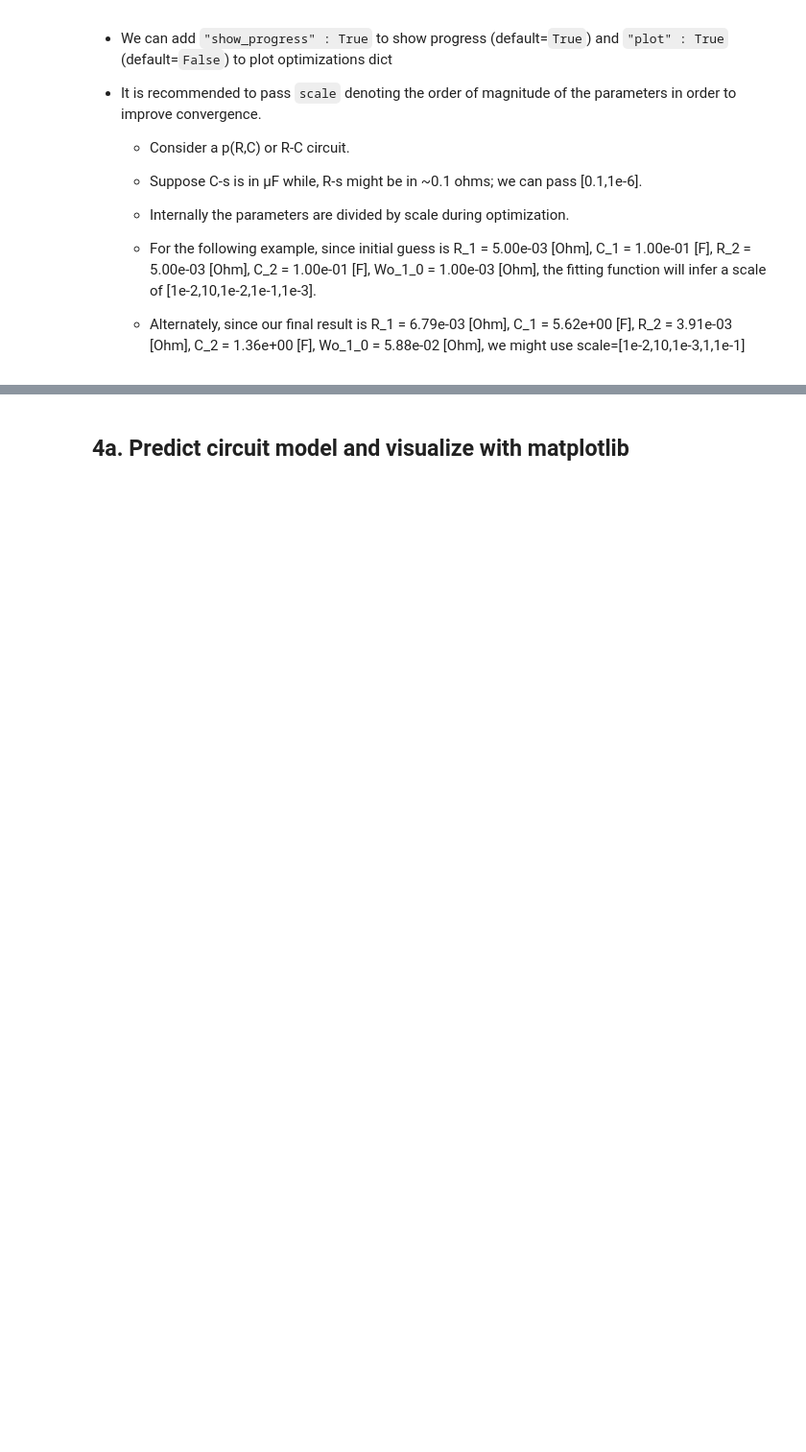
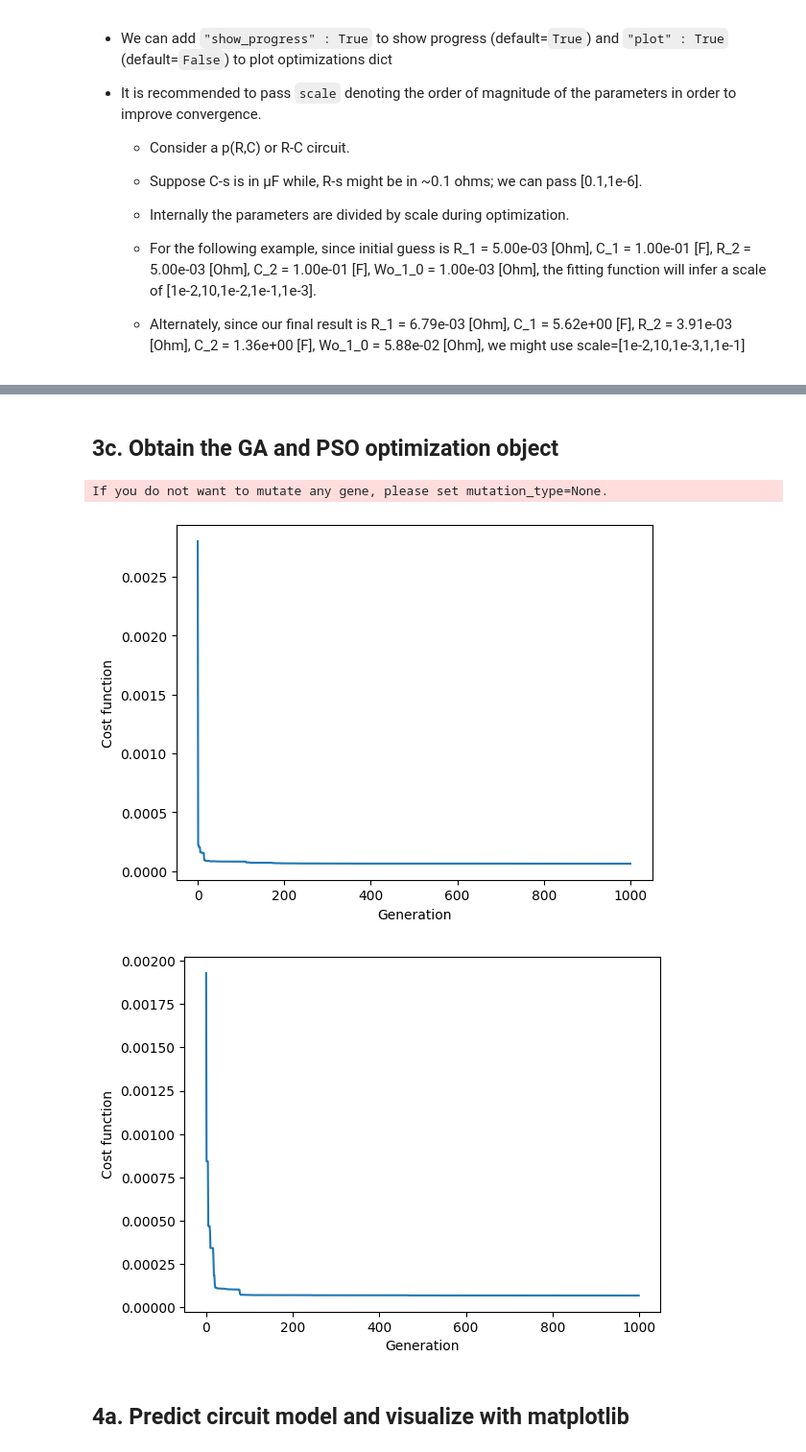
Before and after one commit to k-vijayaraghavan/impedance_extend.py, a Jupyter notebook: docs/source/examples/fitting_example.ipynb, the cells around one changed output, grey strips where cells are left out. Shown at 96% size. Cells and saved outputs as stored; diff of their text form; code cells hidden in the pictures; blank space fills up the shorter version.

```diff
--- a/docs/source/examples/fitting_example.ipynb
+++ b/docs/source/examples/fitting_example.ipynb
@@ -271,6 +271,32 @@ Fit parameters:
     R_2 = 3.91e-03  (+/- 0.00e+00) [Ohm]
     C_2 = 1.36e+00  (+/- 0.00e+00) [F]
   Wo_1_0 = 5.88e-02  (+/- 0.00e+00) [Ohm]
+# %% [markdown]
+## 3c. Obtain the GA and PSO optimization object
+# %%
+import matplotlib.pyplot as plt
+
+# GA
+optimizations={'algorithm':'pygad', 'plot' : False}
+_, optobj = customConstantCircuit.fit(frequencies, Z, optimizations=optimizations, bounds=bounds)
+history = optobj.best_solutions_fitness
+plt.plot(1/np.array(history))
+plt.xlabel('Generation')
+plt.ylabel('Cost function')
+plt.show()
+
+# PSO
+optimizations={'algorithm':'pyswarms'}
+_,optobj = customConstantCircuit.fit(frequencies, Z, optimizations=optimizations, bounds=bounds)
+history = optobj.cost_history
+plt.plot(history)
+plt.xlabel('Generation')
+plt.ylabel('Cost function')
+plt.show()
+# %% [output]
+If you do not want to mutate any gene, please set mutation_type=None.
+[figure, added]
+[figure, added]
 # %% [markdown]
 ## 4a. Predict circuit model and visualize with matplotlib
 # %%
```
Also changed, not shown: parts of 3 cells of this notebook, 1 other file.
